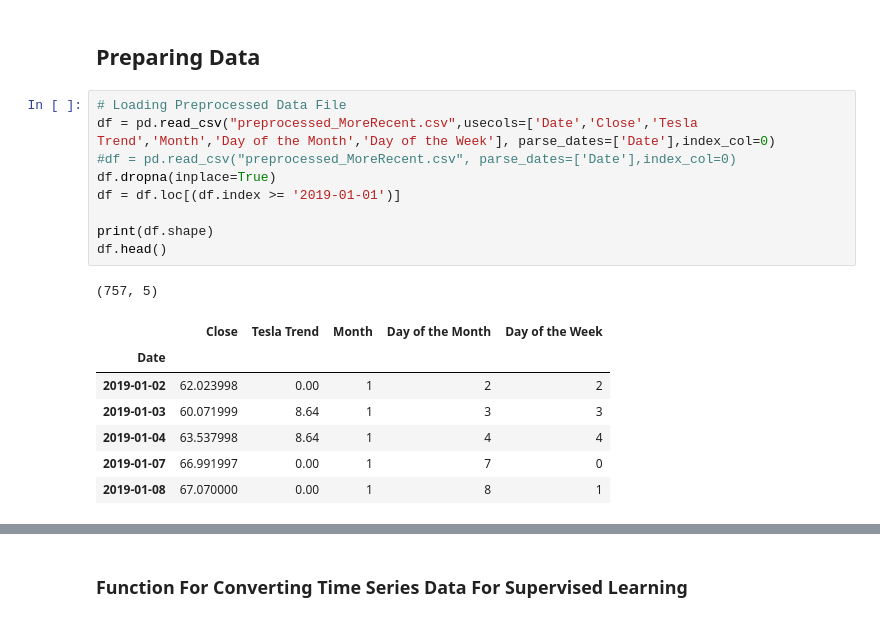
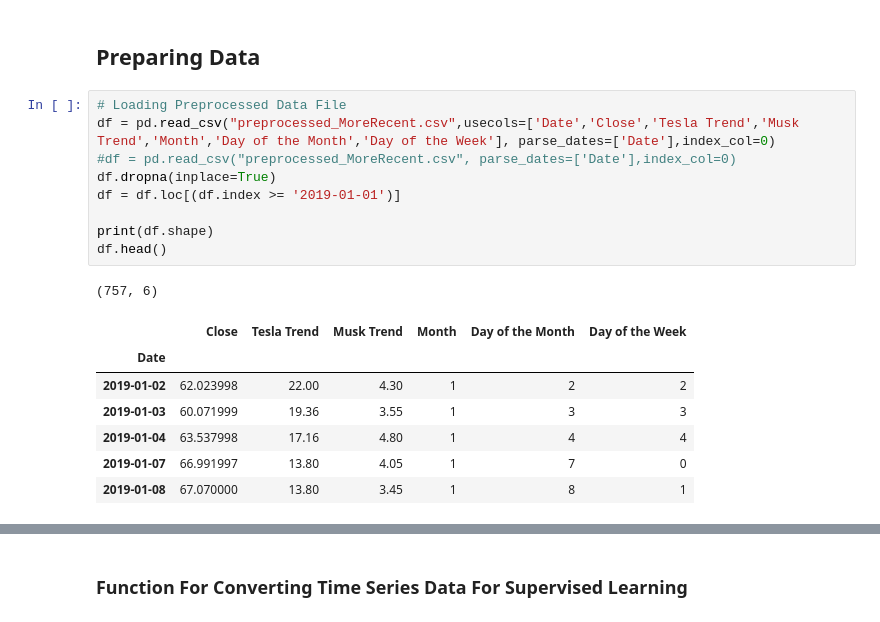
Before and after one commit to TLChilton/Senior_Capstone, a Jupyter notebook: Thomas/LSTMTestBed.ipynb, the cells around one changed output, grey strips where cells are left out. Drawn from its saved outputs; the diff is of its cells as text.

```diff
--- a/Thomas/LSTMTestBed.ipynb
+++ b/Thomas/LSTMTestBed.ipynb
@@ -34,19 +48,19 @@ from statistics import mean
 ## Preparing Data
 # %%
 # Loading Preprocessed Data File
-df = pd.read_csv("preprocessed_MoreRecent.csv",usecols=['Date','Close','Tesla Trend','Month','Day of the Month','Day of the Week'], parse_dates=['Date'],index_col=0)
+df = pd.read_csv("preprocessed_MoreRecent.csv",usecols=['Date','Close','Tesla Trend','Musk Trend','Month','Day of the Month','Day of the Week'], parse_dates=['Date'],index_col=0)
 #df = pd.read_csv("preprocessed_MoreRecent.csv", parse_dates=['Date'],index_col=0)
 df.dropna(inplace=True)
 df = df.loc[(df.index >= '2019-01-01')]
 
 print(df.shape)
 df.head()
 # %% [output]
-(757, 5)
+(757, 6)
-|  | Close | Tesla Trend | Month | Day of the Month | Day of the Week |
-| Date |  |  |  |  |  |
-| 2019-01-02 | 62.023998 | 0.00 | 1 | 2 | 2 |
-| 2019-01-03 | 60.071999 | 8.64 | 1 | 3 | 3 |
-| 2019-01-04 | 63.537998 | 8.64 | 1 | 4 | 4 |
-| 2019-01-07 | 66.991997 | 0.00 | 1 | 7 | 0 |
-| 2019-01-08 | 67.070000 | 0.00 | 1 | 8 | 1 |
+|  | Close | Tesla Trend | Musk Trend | Month | Day of the Month | Day of the Week |
+| Date |  |  |  |  |  |  |
+| 2019-01-02 | 62.023998 | 22.00 | 4.30 | 1 | 2 | 2 |
+| 2019-01-03 | 60.071999 | 19.36 | 3.55 | 1 | 3 | 3 |
+| 2019-01-04 | 63.537998 | 17.16 | 4.80 | 1 | 4 | 4 |
+| 2019-01-07 | 66.991997 | 13.80 | 4.05 | 1 | 7 | 0 |
+| 2019-01-08 | 67.070000 | 13.80 | 3.45 | 1 | 8 | 1 |
```
Also changed, not shown: parts of 11 cells of this notebook, 1 other file.
